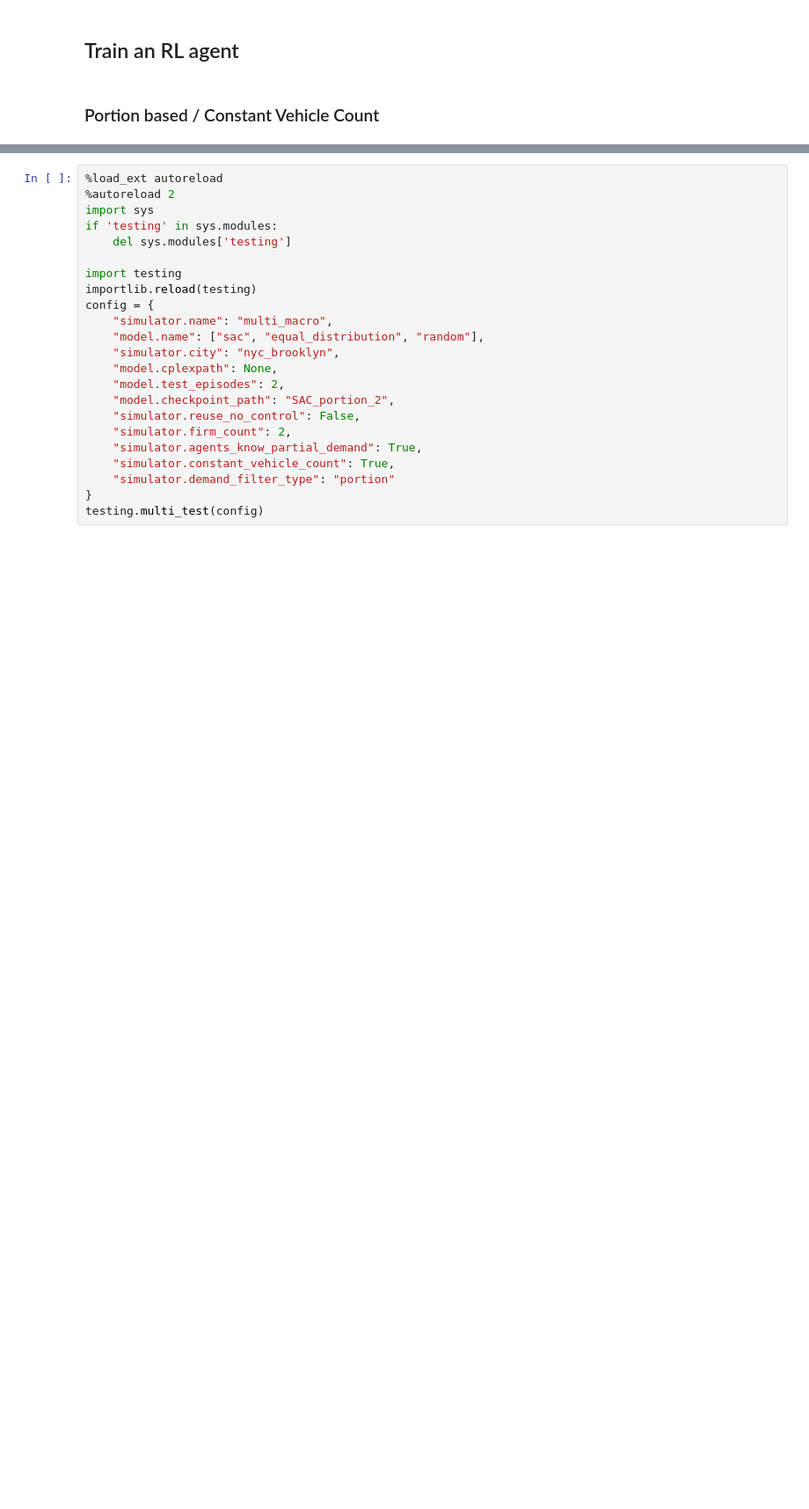
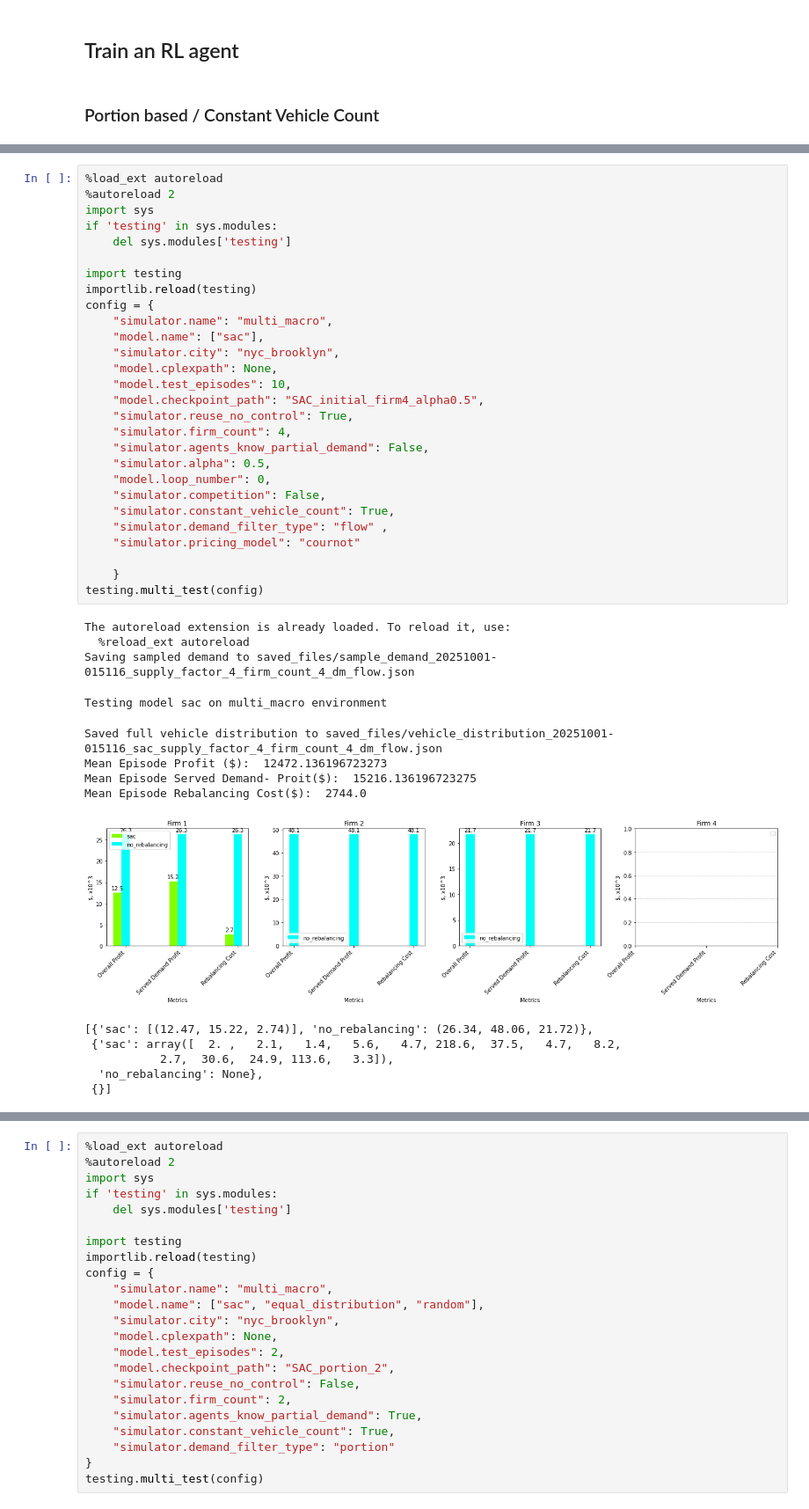
Before and after one commit to sastry-group/Dynamic-Routing-with-Competition, a Jupyter notebook: tutorial.ipynb, the cells around one changed output, grey strips where cells are left out. Shown: that part at 88% size. Drawn from its saved outputs; the diff is of its cells as text; blank space fills up the shorter version.

```diff
--- a/tutorial.ipynb
+++ b/tutorial.ipynb
@@ -415,3 +465,46 @@ Mean Episode Rebalancing Cost($):  20736.0
+# %%
+%load_ext autoreload
+%autoreload 2
+import sys
+if 'testing' in sys.modules:
+    del sys.modules['testing']
+
+import testing
+importlib.reload(testing)
+config = {
+    "simulator.name": "multi_macro",
+    "model.name": ["sac"],
+    "simulator.city": "nyc_brooklyn",
+    "model.cplexpath": None,
+    "model.test_episodes": 10,
+    "model.checkpoint_path": "SAC_initial_firm4_alpha0.5",
+    "simulator.reuse_no_control": True,
+    "simulator.firm_count": 4,
+    "simulator.agents_know_partial_demand": False,
+    "simulator.alpha": 0.5,
+    "model.loop_number": 0,
+    "simulator.competition": False,
+    "simulator.constant_vehicle_count": True,
+    "simulator.demand_filter_type": "flow" ,
+    "simulator.pricing_model": "cournot"
+
+    }
+testing.multi_test(config)
+# %% [output]
+The autoreload extension is already loaded. To reload it, use:
+  %reload_ext autoreload
+Saving sampled demand to saved_files/sample_demand_20251001-015116_supply_factor_4_firm_count_4_dm_flow.json
+Testing model sac on multi_macro environment
+Saved full vehicle distribution to saved_files/vehicle_distribution_20251001-015116_sac_supply_factor_4_firm_count_4_dm_flow.json
+Mean Episode Profit ($):  12472.136196723273
+Mean Episode Served Demand- Proit($):  15216.136196723275
+Mean Episode Rebalancing Cost($):  2744.0
+[figure, added]
+[{'sac': [(12.47, 15.22, 2.74)], 'no_rebalancing': (26.34, 48.06, 21.72)},
+ {'sac': array([  2. ,   2.1,   1.4,   5.6,   4.7, 218.6,  37.5,   4.7,   8.2,
+           2.7,  30.6,  24.9, 113.6,   3.3]),
+  'no_rebalancing': None},
+ {}]
 # %%
 from train import train
 config = {
```
Also changed, not shown: parts of 9 cells of this notebook, 6 other files.
